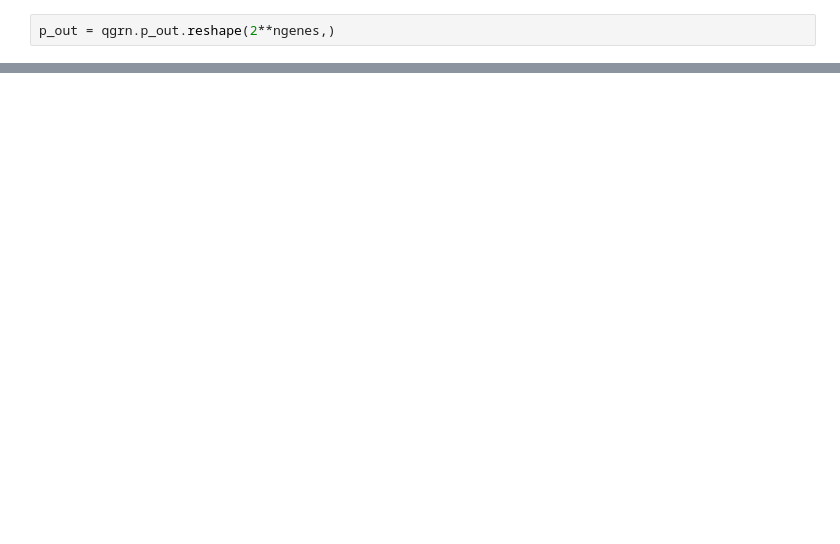
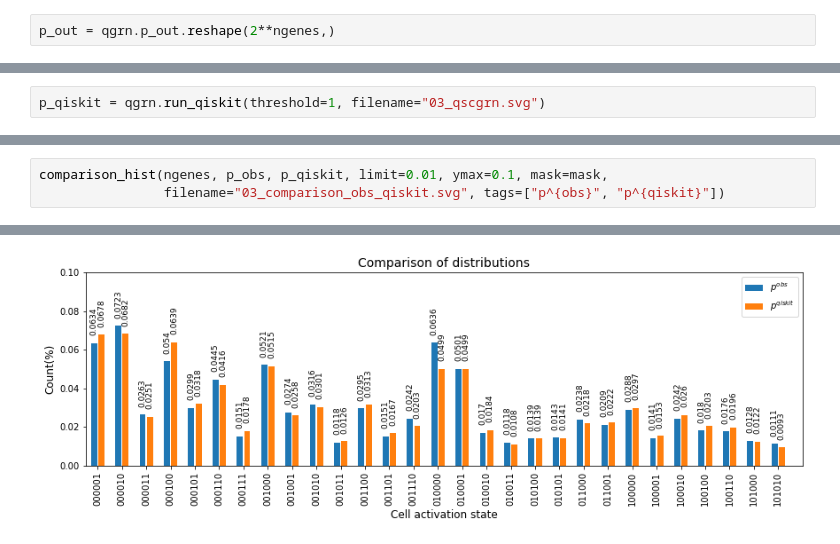
Before and after one commit to cailab-tamu/QuantumGRN, a Jupyter notebook: tutorial/01_qsc_grn_pearson.ipynb, the cells around one changed output, grey strips where cells are left out. Drawn from its saved outputs; the diff is of its cells as text; blank space fills up the shorter version.

```diff
--- a/tutorial/01_qsc_grn_pearson.ipynb
+++ b/tutorial/01_qsc_grn_pearson.ipynb
@@ -62,0 +98,2 @@ draw_network(genes, edges, qgrn.theta, filename="01_qgrn_network.svg")
+# %%
+p_qiskit = qgrn.run_qiskit(threshold=1, filename="03_qscgrn.svg")
@@ -62,0 +102,4 @@ draw_network(genes, edges, qgrn.theta, filename="01_qgrn_network.svg")
+# %%
+comparison_hist(ngenes, p_obs, p_qiskit, limit=0.01, ymax=0.1, mask=mask,
+                filename="03_comparison_obs_qiskit.svg", tags=["p^{obs}", "p^{qiskit}"])
+# %% [output]
@@ -63 +107,2 @@ draw_network(genes, edges, qgrn.theta, filename="01_qgrn_network.svg")
+[figure, added]
 # %%
```
Also changed, not shown: parts of 16 cells of this notebook, 14 other files.
